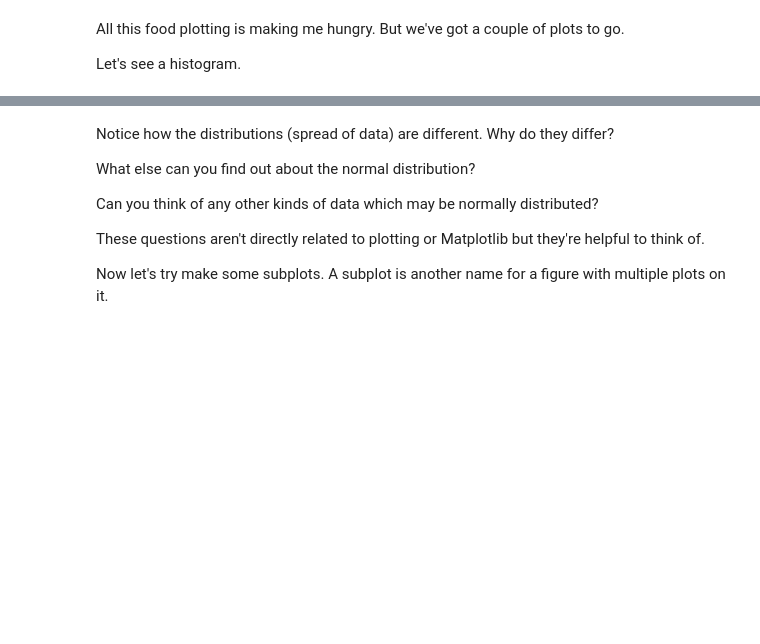
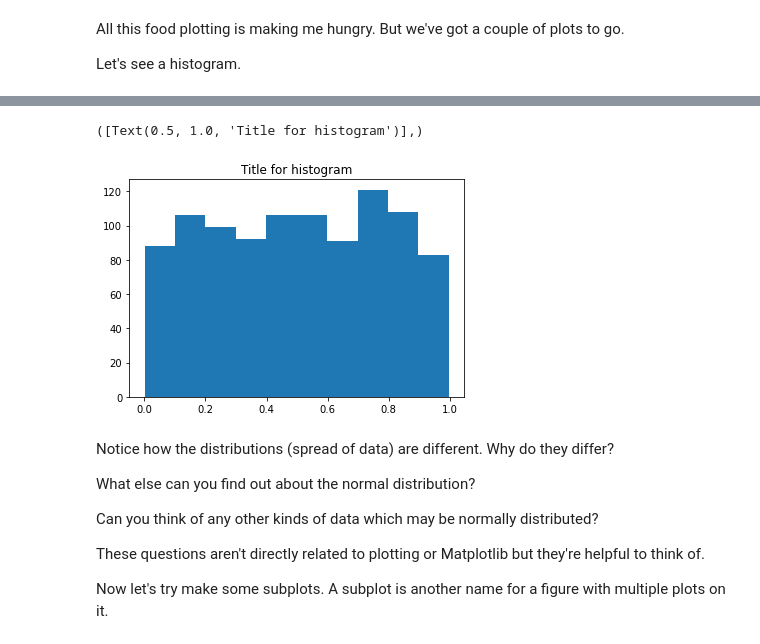
Before and after one commit to TheGloriousGenesis/CS_Learning, a Jupyter notebook: Machine_Learning/Data_Mining/Practice_Exercises/MatplotlibPractice.ipynb, the cells around one changed output, grey strips where cells are left out. Saved outputs shown, nothing was run; the diff lists cells and outputs as text; code cells hidden in the pictures; blank space fills up the shorter version.

```diff
--- a/Machine_Learning/Data_Mining/Practice_Exercises/MatplotlibPractice.ipynb
+++ b/Machine_Learning/Data_Mining/Practice_Exercises/MatplotlibPractice.ipynb
@@ -186,8 +193,16 @@ ax.hist()
 # %%
 # Create a NumPy array of 1000 random numbers and save it to X
-
+X = np.random.random(1000)
 
 # Create a histogram plot of X
+fig, ax = plt.subplots()
+ax.hist(X)
+ax.set(
+    title='Title for histogram'
+),
+# %% [output]
+([Text(0.5, 1.0, 'Title for histogram')],)
+[figure, added]
 # %% [markdown]
 Notice how the distributions (spread of data) are different. Why do they differ?
 
```
Also changed, not shown: parts of 6 cells of this notebook.
